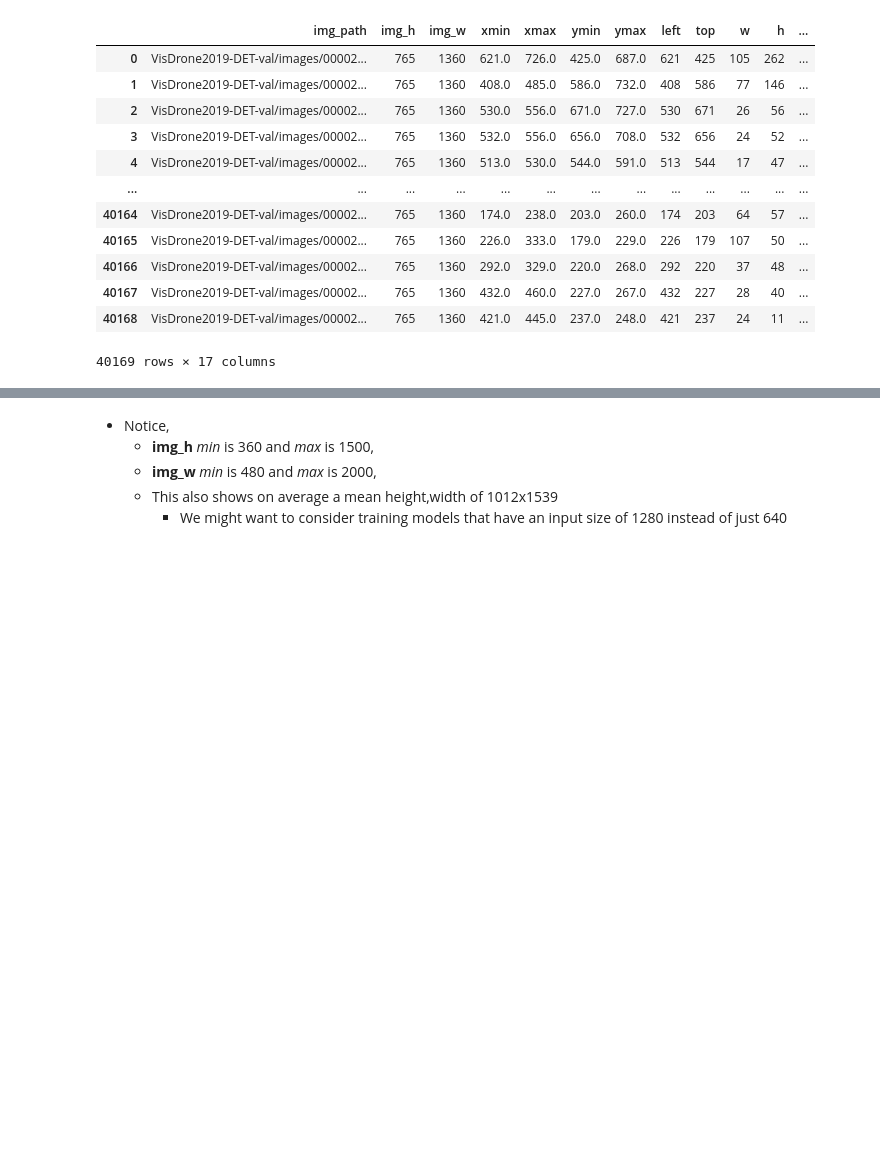
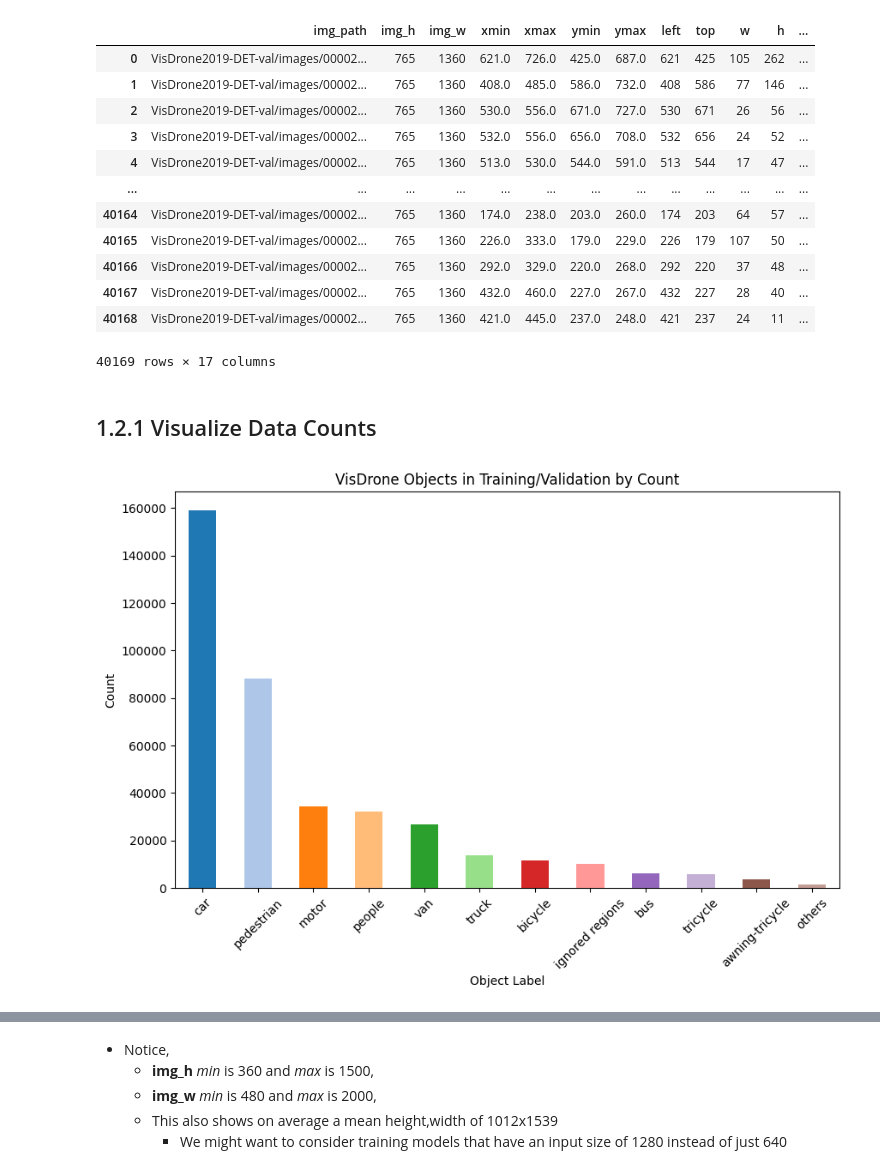
Before and after one commit to stevensmiley1989/DL_Visdrone, a Jupyter notebook: DTSA_5011_Final_Project.ipynb, the cells around one changed output, grey strips where cells are left out. Cells and saved outputs as stored; diff of their text form; code cells hidden in the pictures; blank space fills up the shorter version.

```diff
--- a/DTSA_5011_Final_Project.ipynb
+++ b/DTSA_5011_Final_Project.ipynb
@@ -249,3 +252,21 @@ df_val
 | 40167 | VisDrone2019-DET-val/images/00002... | 765 | 1360 | 432.0 | 460.0 | 227.0 | 267.0 | 432 | 227 | 28 | 40 | ... |
 | 40168 | VisDrone2019-DET-val/images/00002... | 765 | 1360 | 421.0 | 445.0 | 237.0 | 248.0 | 421 | 237 | 24 | 11 | ... |
 40169 rows × 17 columns
+# %% [markdown]
+## 1.2.1 Visualize Data Counts
+# %%
+df = pd.concat([df_train,df_val],axis=0,ignore_index=True)
+label_counts = df['label_i'].value_counts()
+colors = cm.tab20.colors  # Use 'tab20' colormap which has 20 distinct colors
+color_map = {label: colors[i % len(colors)] for i, label in enumerate(label_counts.index)}
+
+# Plot a histogram with unique colors for each category
+plt.figure(figsize=(10, 6))
+label_counts.plot(kind='bar', color=[color_map[label] for label in label_counts.index])
+plt.xlabel('Object Label')
+plt.ylabel('Count')
+plt.title('VisDrone Objects in Training/Validation by Count')
+plt.xticks(rotation=45)
+plt.show()
+# %% [output]
+[figure, added]
```
Also changed, not shown: parts of 3 cells of this notebook, 1 other file.
